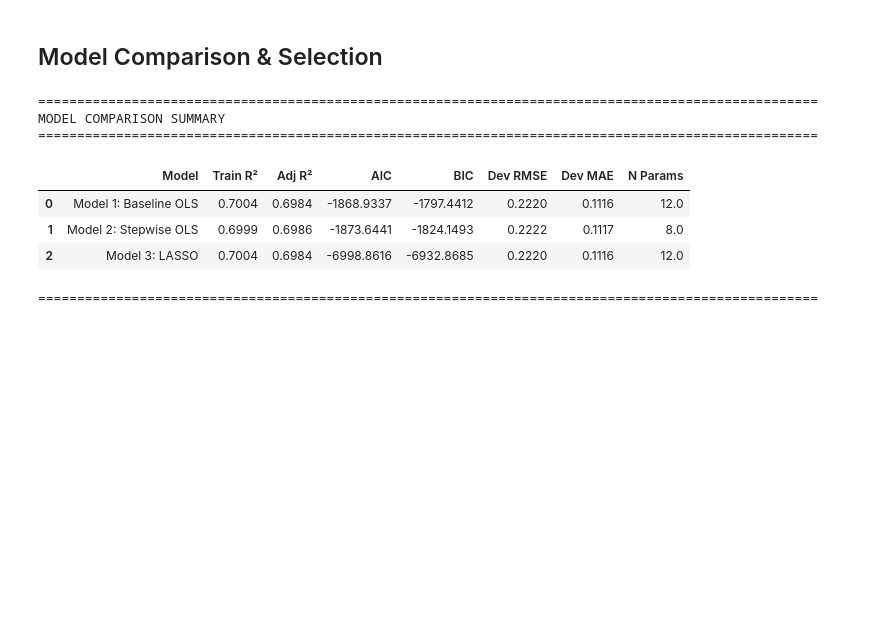
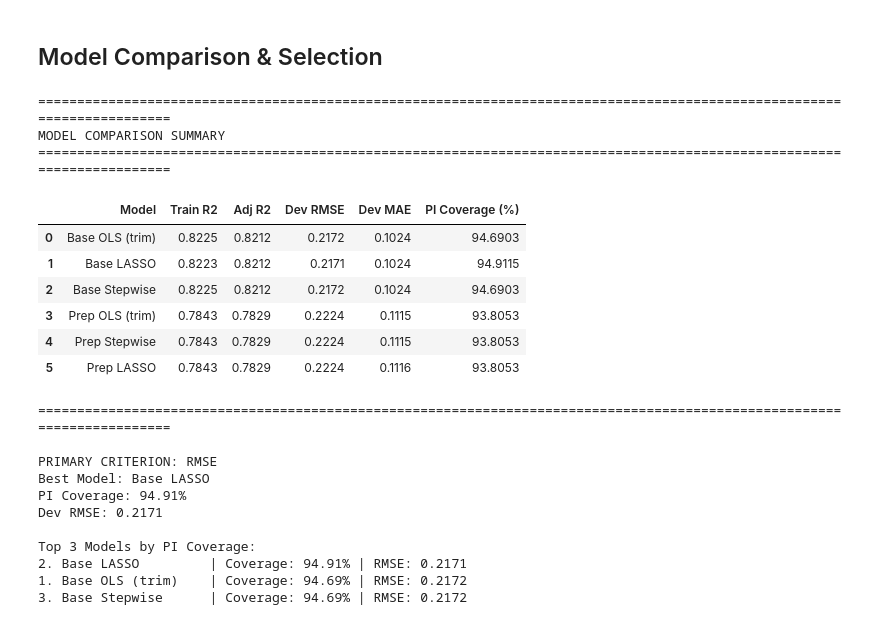
Before and after one commit to etontackett/Stat-628, a Jupyter notebook: model.ipynb, the cells around one changed output. Cells and saved outputs as stored; diff of their text form; code cells hidden in the pictures; blank space fills up the shorter version.

```diff
--- a/model.ipynb
+++ b/model.ipynb
@@ -467,27 +513,65 @@ MAE = 0.1116
 # %%
 # Comprehensive comparison table
 comparison = pd.DataFrame({
-    'Model': ['Model 1: Baseline OLS', 'Model 2: Stepwise OLS', 'Model 3: LASSO'],
-    'Train R²': [m1_r2, m2_r2, m3_r2],
-    'Adj R²': [m1_adj_r2, m2_adj_r2, m3_adj_r2],
-    'AIC': [m1_aic, m2_aic, m3_aic],
-    'BIC': [m1_bic, m2_bic, m3_bic],
-    'Dev RMSE': [rmse_m1, rmse_m2, rmse_m3],
-    'Dev MAE': [mae_m1, mae_m2, mae_m3],
-    'N Params': [model_1.df_model, len(stepwise_predictors), int(p)],
+    'Model': [
+        'Base OLS (trim)',
+        'Base LASSO',
+        'Base Stepwise',
+        'Prep OLS (trim)',
+        'Prep Stepwise',
+        'Prep LASSO'
+    ],
+    'Train R2': [baselineOLS_del_r2, baselineLASSO_r2, baselineStep_r2, preOLS_del_r2, preStep_r2, preLASSO_r2],
+    'Adj R2': [baselineOLS_del_adj_r2, baselineLASSO_adj_r2, baselineStep_adj_r2, preOLS_del_adj_r2, preStep_adj_r2, preLASSO_adj_r2],
+    'Dev RMSE': [rmse_baselineOLS_del, rmse_baselineLASSO, rmse_baselineStep, rmse_preOLS_del, rmse_preStep, rmse_preLASSO],
+    'Dev MAE': [mae_baselineOLS_del, mae_baselineLASSO, mae_baselineStep, mae_preOLS_del, mae_preStep, mae_preLASSO],
+    'PI Coverage (%)': [
+        coverage_baselineOLS_del * 100,
+        coverage_baselineLASSO * 100,
+        coverage_baselineStep * 100,
+        coverage_preOLS_del * 100,
+        coverage_preStep * 100,
+        coverage_preLASSO * 100
+    ],
 })
 
-print("\n" + "="*100)
-print("MODEL COMPARISON SUMMARY")
-print("="*100)
+print('\n' + '=' * 120)
+print('MODEL COMPARISON SUMMARY')
+print('=' * 120)
 display(comparison.round(4))
-print("="*100)
+print('=' * 120)
+
+# Best model by RMSE (primary)
+best_rmse_idx = comparison['Dev RMSE'].idxmin()
+print('\nPRIMARY CRITERION: RMSE')
+print(f"Best Model: {comparison.loc[best_rmse_idx, 'Model']}")
+print(f"PI Coverage: {comparison.loc[best_rmse_idx, 'PI Coverage (%)']:.2f}%")
+print(f"Dev RMSE: {comparison.loc[best_rmse_idx, 'Dev RMSE']:.4f}")
+
+# Also show top 3 by PI coverage
+top_3_coverage = comparison.nlargest(3, 'PI Coverage (%)')
+print('\nTop 3 Models by PI Coverage:')
+for idx, row in top_3_coverage.iterrows():
+    print(f"{idx+1}. {row['Model']:18s} | Coverage: {row['PI Coverage (%)']:.2f}% | RMSE: {row['Dev RMSE']:.4f}")
 # %% [output]
-====================================================================================================
+========================================================================================================================
 MODEL COMPARISON SUMMARY
-====================================================================================================
+========================================================================================================================
-|  | Model | Train R² | Adj R² | AIC | BIC | Dev RMSE | Dev MAE | N Params |
-| 0 | Model 1: Baseline OLS | 0.7004 | 0.6984 | -1868.9337 | -1797.4412 | 0.2220 | 0.1116 | 12.0 |
-| 1 | Model 2: Stepwise OLS | 0.6999 | 0.6986 | -1873.6441 | -1824.1493 | 0.2222 | 0.1117 | 8.0 |
-| 2 | Model 3: LASSO | 0.7004 | 0.6984 | -6998.8616 | -6932.8685 | 0.2220 | 0.1116 | 12.0 |
+|  | Model | Train R2 | Adj R2 | Dev RMSE | Dev MAE | PI Coverage (%) |
+| 0 | Base OLS (trim) | 0.8225 | 0.8212 | 0.2172 | 0.1024 | 94.6903 |
+| 1 | Base LASSO | 0.8223 | 0.8212 | 0.2171 | 0.1024 | 94.9115 |
+| 2 | Base Stepwise | 0.8225 | 0.8212 | 0.2172 | 0.1024 | 94.6903 |
+| 3 | Prep OLS (trim) | 0.7843 | 0.7829 | 0.2224 | 0.1115 | 93.8053 |
+| 4 | Prep Stepwise | 0.7843 | 0.7829 | 0.2224 | 0.1115 | 93.8053 |
+| 5 | Prep LASSO | 0.7843 | 0.7829 | 0.2224 | 0.1116 | 93.8053 |
-====================================================================================================
+========================================================================================================================
+
+PRIMARY CRITERION: RMSE
+Best Model: Base LASSO
+PI Coverage: 94.91%
+Dev RMSE: 0.2171
+
+Top 3 Models by PI Coverage:
+2. Base LASSO         | Coverage: 94.91% | RMSE: 0.2171
+1. Base OLS (trim)    | Coverage: 94.69% | RMSE: 0.2172
+3. Base Stepwise      | Coverage: 94.69% | RMSE: 0.2172
```
Also changed, not shown: parts of 29 cells of this notebook, 3 other files.
